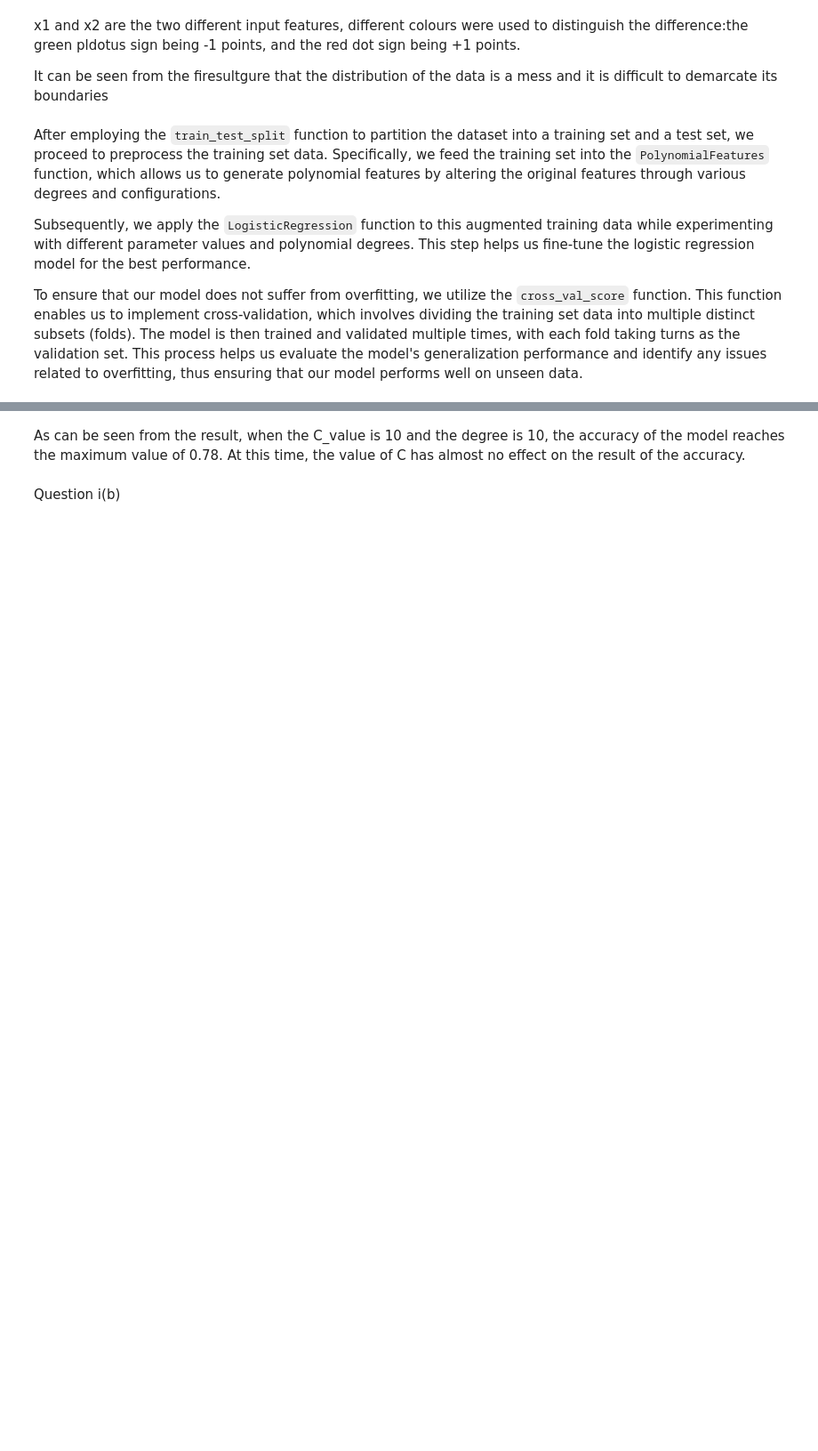
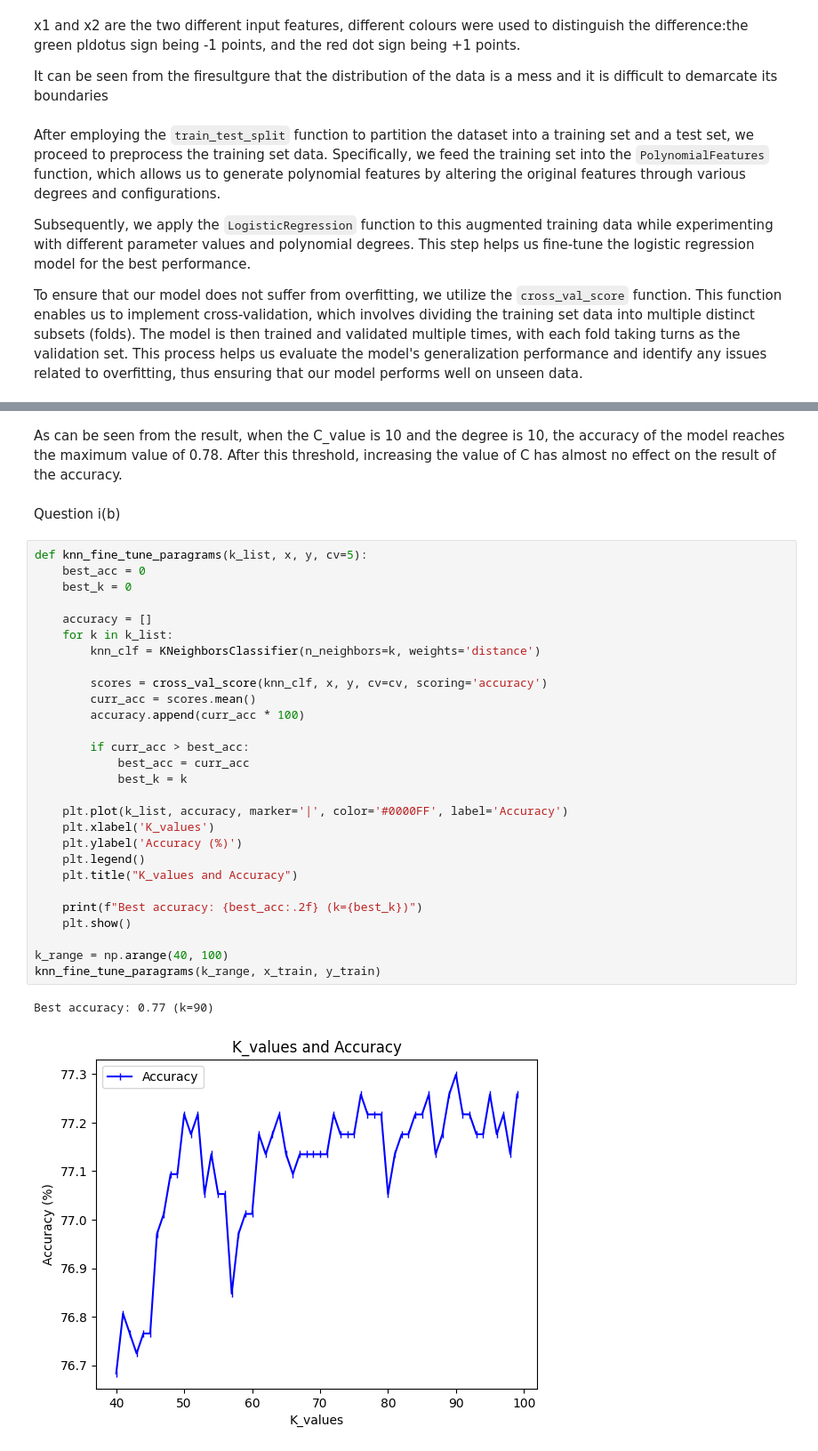
Before and after one commit to M2-Luminous/CSU44061-Machine-Learning, a Jupyter notebook: week4/week4_assign.ipynb, the cells around one changed output, grey strips where cells are left out. Shown: that part at 89% size. Saved outputs shown, nothing was run; the diff lists cells and outputs as text; blank space fills up the shorter version.

```diff
--- a/week4/week4_assign.ipynb
+++ b/week4/week4_assign.ipynb
@@ -89,6 +87,37 @@ logi_tune_params(C_range, degree_range, x_train, y_train)
 Best accuracy: 0.78 (C=10, Degree=10)
 [figure]
 # %% [markdown]
-As can be seen from the result, when the C_value is 10 and the degree is 10, the accuracy of the model reaches the maximum value of 0.78. At this time, the value of C has almost no effect on the result of the accuracy.
+As can be seen from the result, when the C_value is 10 and the degree is 10, the accuracy of the model reaches the maximum value of 0.78. After this threshold, increasing the value of C has almost no effect on the result of the accuracy.
 # %% [markdown]
 Question i(b)
+# %%
+def knn_fine_tune_paragrams(k_list, x, y, cv=5):
+    best_acc = 0
+    best_k = 0
+
+    accuracy = []
+    for k in k_list:
+        knn_clf = KNeighborsClassifier(n_neighbors=k, weights='distance')
+
+        scores = cross_val_score(knn_clf, x, y, cv=cv, scoring='accuracy')
+        curr_acc = scores.mean()
+        accuracy.append(curr_acc * 100)
+
+        if curr_acc > best_acc:
+            best_acc = curr_acc
+            best_k = k
+
+    plt.plot(k_list, accuracy, marker='|', color='#0000FF', label='Accuracy')
+    plt.xlabel('K_values')
+    plt.ylabel('Accuracy (%)')
+    plt.legend()
+    plt.title("K_values and Accuracy")
+
+    print(f"Best accuracy: {best_acc:.2f} (k={best_k})")
+    plt.show()
+
+k_range = np.arange(40, 100)
+knn_fine_tune_paragrams(k_range, x_train, y_train)
+# %% [output]
+Best accuracy: 0.77 (k=90)
+[figure, added]
```
Also changed, not shown: parts of 20 cells of this notebook, 1 other file.
